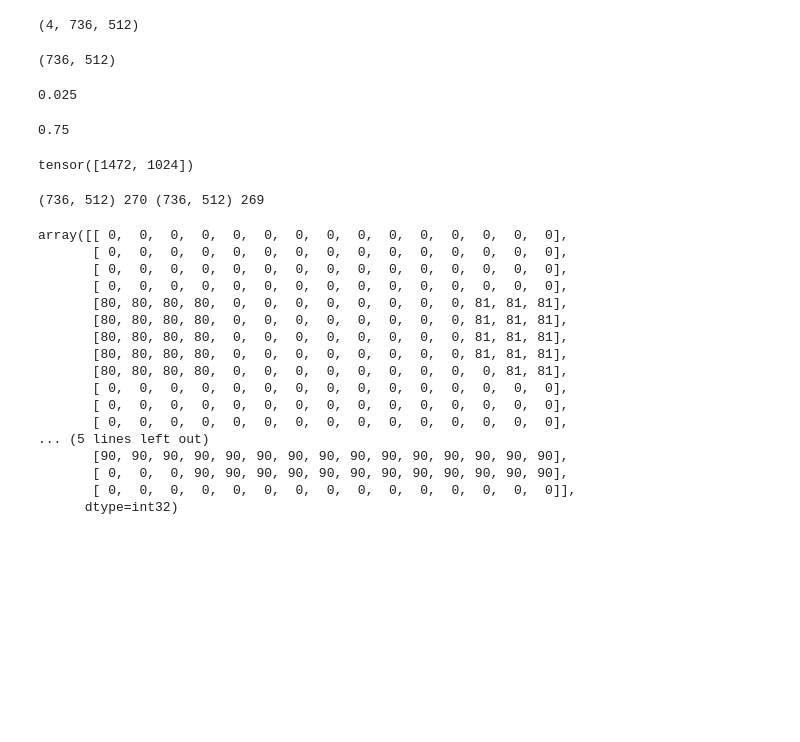
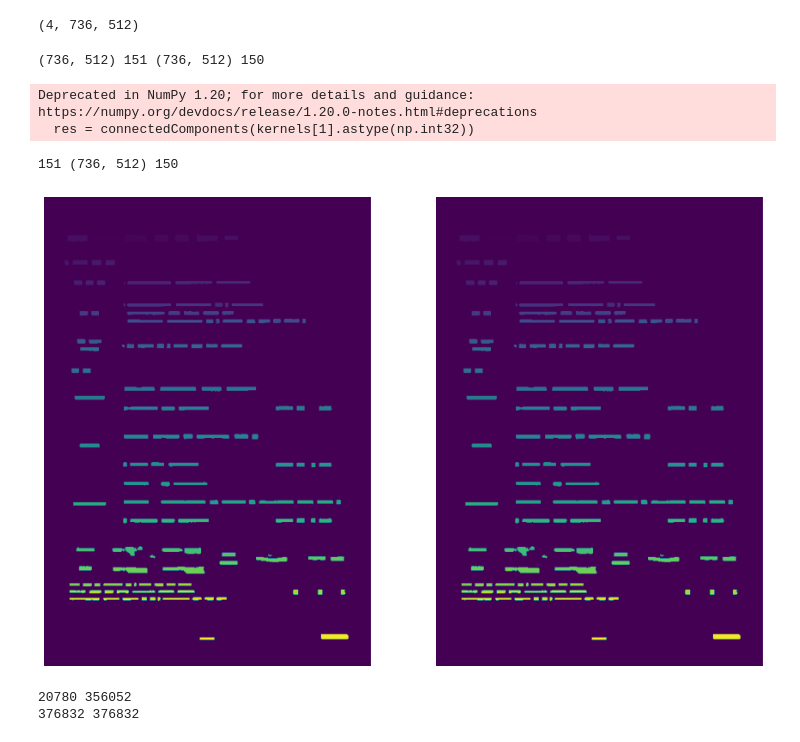
Before and after one commit to Zerohertz/pan_pp.pytorch, a Jupyter notebook: Feature_Extraction.ipynb, the cells around one changed output. Saved outputs shown, nothing was run; the diff lists cells and outputs as text; code cells hidden in the pictures; blank space fills up the shorter version.

```diff
--- a/Feature_Extraction.ipynb
+++ b/Feature_Extraction.ipynb
@@ -207,46 +215,38 @@ res_det['PA_emb'].shape # = emb
 # %% [output]
 (4, 736, 512)
-# %%
-res_det['PA_score'].shape # = score
-# %% [output]
-(736, 512)
-# %%
-res_det['PA_min_area'] # = cfg.test_cfg.min_kernel_area / (cfg.test_cfg.scale**2)
-# %% [output]
-0.025
-# %%
-res_det['PA_min_score'] # = cfg.test_cfg.min_score
-# %% [output]
-0.75
-# %%
-res_det['PA_img_size'] # = img_size
-# %% [output]
-tensor([1472, 1024])
 # %%
 import cv2
+from models.post_processing import connectedComponents
 
-kernels = res_det['PA_kernels']
+fig = plt.figure(figsize=(15, 15))
+
+plt.subplot(1,2,1)
+kernels = res_det['kernels']
 _, cc = cv2.connectedComponents(kernels[0], connectivity=4)
 label_num, label = cv2.connectedComponents(kernels[1], connectivity=4)
 print(cc.shape, label_num, label.shape, label.max())
-label[240:260, 170:185]
+plt.imshow(label)
+plt.axis('off')
+
+plt.subplot(1,2,2)
+res = connectedComponents(kernels[1].astype(np.int32))
+label_conn, area, inds, label_num, px, py = res
+print(label_num, label.shape, label.max())
+plt.imshow(label)
+plt.axis('off')
+plt.show()
 # %% [output]
-(736, 512) 270 (736, 512) 269
+(736, 512) 151 (736, 512) 150
-array([[ 0,  0,  0,  0,  0,  0,  0,  0,  0,  0,  0,  0,  0,  0,  0],
-       [ 0,  0,  0,  0,  0,  0,  0,  0,  0,  0,  0,  0,  0,  0,  0],
-       [ 0,  0,  0,  0,  0,  0,  0,  0,  0,  0,  0,  0,  0,  0,  0],
-       [ 0,  0,  0,  0,  0,  0,  0,  0,  0,  0,  0,  0,  0,  0,  0],
-       [80, 80, 80, 80,  0,  0,  0,  0,  0,  0,  0,  0, 81, 81, 81],
-       [80, 80, 80, 80,  0,  0,  0,  0,  0,  0,  0,  0, 81, 81, 81],
-       [80, 80, 80, 80,  0,  0,  0,  0,  0,  0,  0,  0, 81, 81, 81],
-       [80, 80, 80, 80,  0,  0,  0,  0,  0,  0,  0,  0, 81, 81, 81],
-       [80, 80, 80, 80,  0,  0,  0,  0,  0,  0,  0,  0,  0, 81, 81],
-       [ 0,  0,  0,  0,  0,  0,  0,  0,  0,  0,  0,  0,  0,  0,  0],
-       [ 0,  0,  0,  0,  0,  0,  0,  0,  0,  0,  0,  0,  0,  0,  0],
-       [ 0,  0,  0,  0,  0,  0,  0,  0,  0,  0,  0,  0,  0,  0,  0],
-... (5 lines left out)
-       [90, 90, 90, 90, 90, 90, 90, 90, 90, 90, 90, 90, 90, 90, 90],
-       [ 0,  0,  0, 90, 90, 90, 90, 90, 90, 90, 90, 90, 90, 90, 90],
-       [ 0,  0,  0,  0,  0,  0,  0,  0,  0,  0,  0,  0,  0,  0,  0]],
-      dtype=int32)
+Deprecated in NumPy 1.20; for more details and guidance: https://numpy.org/devdocs/release/1.20.0-notes.html#deprecations
+  res = connectedComponents(kernels[1].astype(np.int32))
+151 (736, 512) 150
+[figure, added]
+# %%
+X = np.where(kernels[1] == 1)
+Y = np.where(kernels[1] == 0)
+print(len(X[0]), len(Y[0]))
+print(len(X[0]) + len(Y[0]), kernels[1].shape[0] * kernels[1].shape[1])
+# %% [output]
+20780 356052
+376832 376832
 # %%
```
Also changed, not shown: parts of 22 cells of this notebook.
